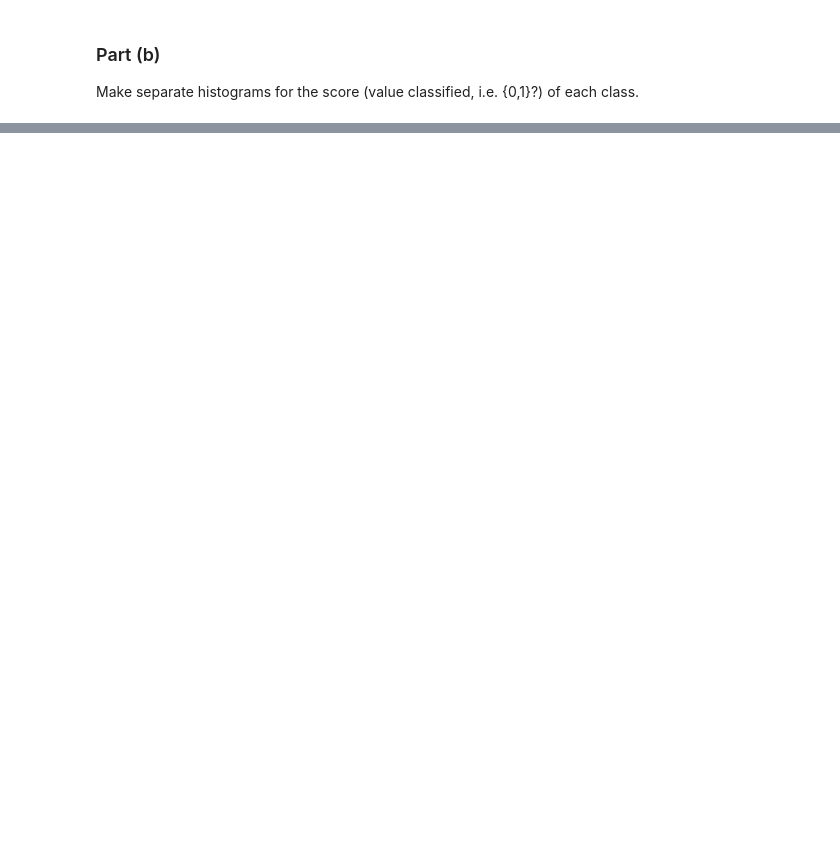
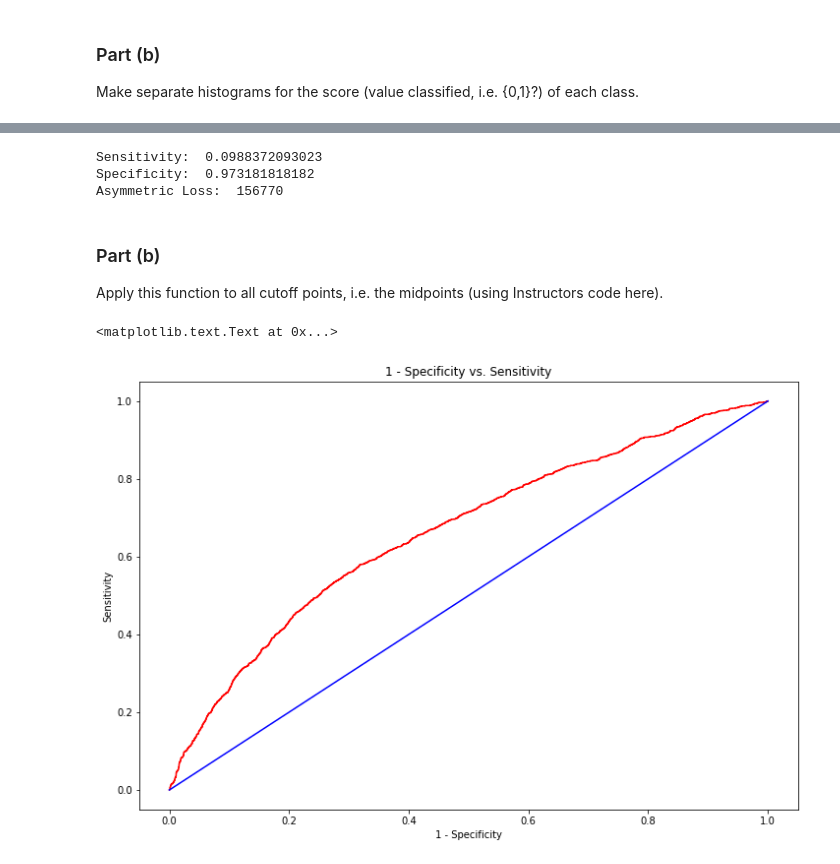
Before and after one commit to giebasjo/Stat_ML, a Jupyter notebook: hw5/jgiebas_HW5.ipynb, the cells around one changed output, grey strips where cells are left out. Drawn from its saved outputs; the diff is of its cells as text; code cells hidden in the pictures; blank space fills up the shorter version.

```diff
--- a/hw5/jgiebas_HW5.ipynb
+++ b/hw5/jgiebas_HW5.ipynb
@@ -147,0 +140,55 @@ Maybe we should plot them separately first.
+# %%
+# Use the equations from class
+def eval_estimate(estimate, truth, loss_FP, loss_FN):
+
+    neg_estimate = 1-estimate
+    neg_truth    = 1-truth
+    tot_zero     = len(truth) - truth.sum() # Count's no. zeros
+
+    # Since they're boolean, we can perform binary ops
+    sens = (estimate*truth).sum()/truth.sum()
+    spec = (neg_estimate*neg_truth).sum()/tot_zero
+
+    # Use asymmetric loss as seen from class / hw
+    loss = loss_FP*(estimate*neg_truth).sum() + loss_FN*(neg_estimate*truth).sum()
+
+    return(sens, spec, loss)
+# %%
+# Fit the logisitic regression, use same C from last homework
+lreg = LogisticRegression(C = 10000)
+fit = lreg.fit(X_train,y_train)
+
+# Get log probabilities
+log_pr = np.array([np.log(pr/(1-pr)) for pr in fit.predict_proba(X_test)[:,1]])
+
+# Evaluate sensitivity, specificity, and asymmetric loss from the cutoff of -1
+s1,s2,l = eval_estimate(log_pr > -1, y_test, 5, 100)
+
+# Report results
+print("\nSensitivity: ", s1)
+print("Specificity: ", s2)
+print("Asymmetric Loss: ", l)
+# %% [output]
+Sensitivity:  0.0988372093023
+Specificity:  0.973181818182
+Asymmetric Loss:  156770
+# %% [markdown]
+### Part (b)
+
+Apply this function to all cutoff points, i.e. the midpoints (using Instructors code here).
+# %%
+unique_values = np.sort(np.unique(log_pr))
+midpoints = (unique_values[0:(len(unique_values)-1)]+unique_values[1:len(unique_values)])/2.0
+sens, spec, loss = np.vectorize( lambda x: eval_estimate(log_pr>x,np.array(y_test, dtype=bool), 5, 100))(midpoints)
+# %%
+x_ = np.linspace(0,1,200)
+
+matplotlib.rcParams['figure.figsize'] = (12,8)
+plt.plot(1-spec, sens, 'r-', label='ROC')
+plt.plot(x_, x_, 'b-', label='f(x) = x')
+plt.xlabel('1 - Specificity')
+plt.ylabel('Sensitivity')
+plt.title('1 - Specificity vs. Sensitivity')
+# %% [output]
+<matplotlib.text.Text at 0x...>
+[figure, added]
```
Also changed, not shown: parts of 40 cells of this notebook, 7 other files.
